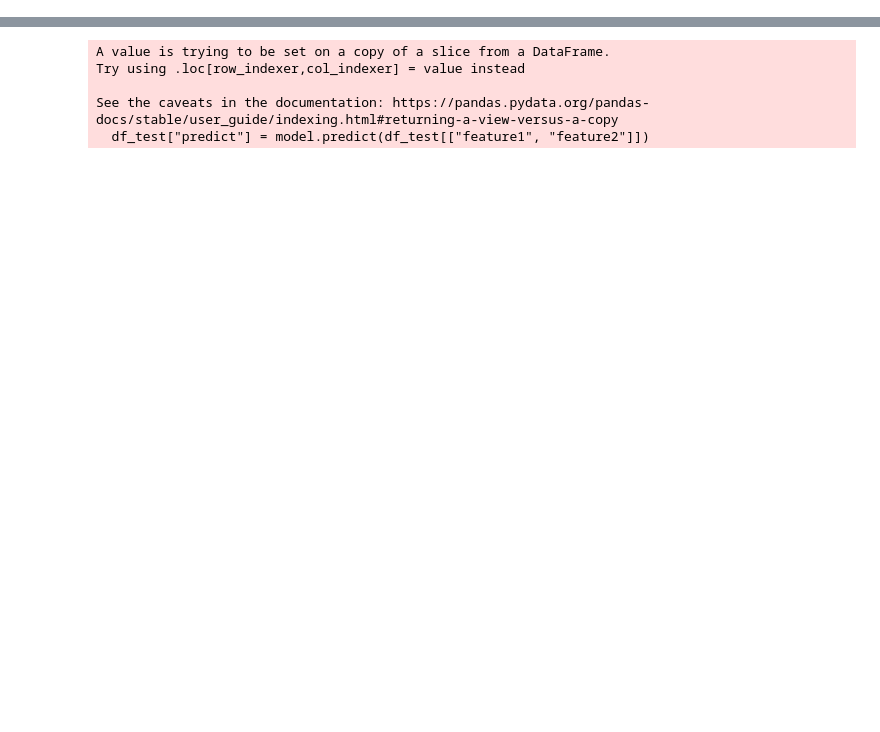
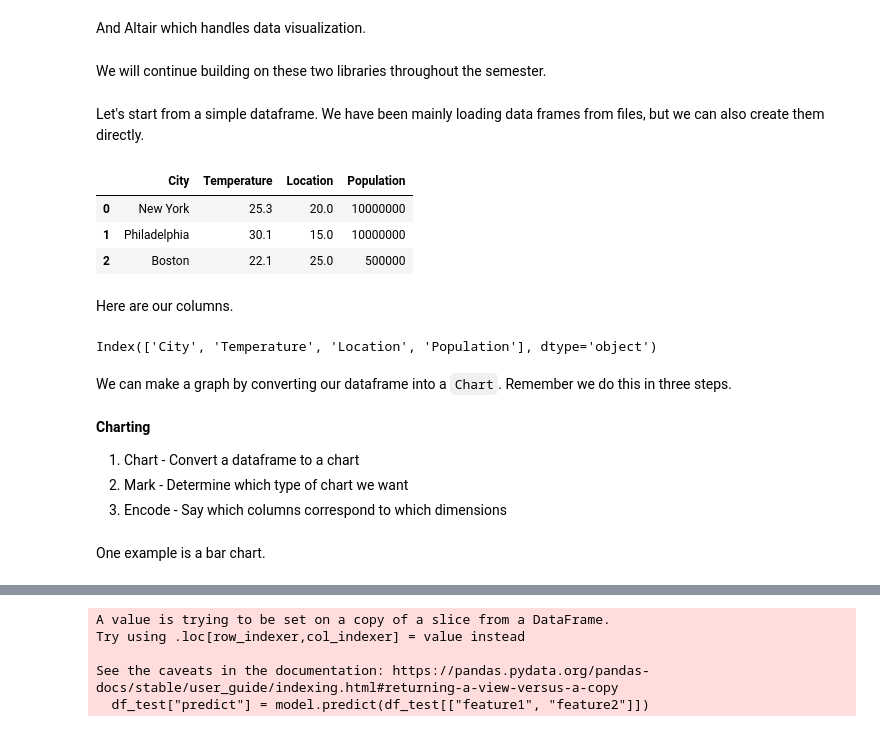
Before and after one commit to srush/BT-AI, a Jupyter notebook: notebooks/module4.notebook.ipynb, the cells around one changed output, grey strips where cells are left out. Saved outputs shown, nothing was run; the diff lists cells and outputs as text; code cells hidden in the pictures; blank space fills up the shorter version.

```diff
--- a/notebooks/module4.notebook.ipynb
+++ b/notebooks/module4.notebook.ipynb
@@ -64,0 +16,2 @@ Predict
+# %% [markdown]
+And Altair which handles data visualization.
@@ -64,0 +20,35 @@ Predict
+# %% [markdown]
+We will continue building on these two libraries throughout the semester.
+# %% [markdown]
+Let's start from a simple dataframe. We have been mainly loading
+data frames from files, but we can also create them directly.
+# %%
+df = pd.DataFrame({
+    "City" : ["New York", "Philadelphia", "Boston"],
+    "Temperature" : [25.3, 30.1, 22.1],
+    "Location" : [20.0, 15.0, 25.0],
+    "Population" : [10000000, 10000000, 500000],
+})
+df
+# %% [output]
+|  | City | Temperature | Location | Population |
+| 0 | New York | 25.3 | 20.0 | 10000000 |
+| 1 | Philadelphia | 30.1 | 15.0 | 10000000 |
+| 2 | Boston | 22.1 | 25.0 | 500000 |
+# %% [markdown]
+Here are our columns.
+# %%
+df.columns
+# %% [output]
+Index(['City', 'Temperature', 'Location', 'Population'], dtype='object')
+# %% [markdown]
+We can make a graph by converting our dataframe into a `Chart`.
+Remember we do this in three steps.
+# %% [markdown]
+**Charting**
+
+1. Chart - Convert a dataframe to a chart
+2. Mark - Determine which type of chart we want
+3. Encode - Say which columns correspond to which dimensions
+# %% [markdown]
+One example is a bar chart.
```
Also changed, not shown: parts of 184 cells of this notebook.
